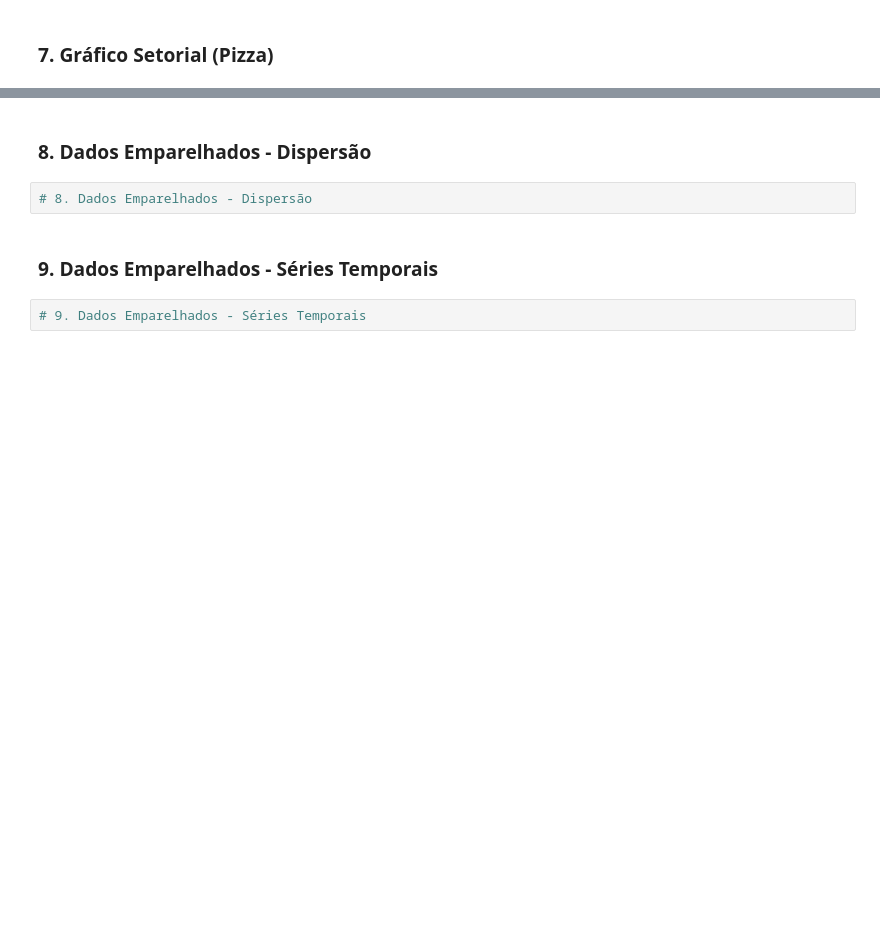
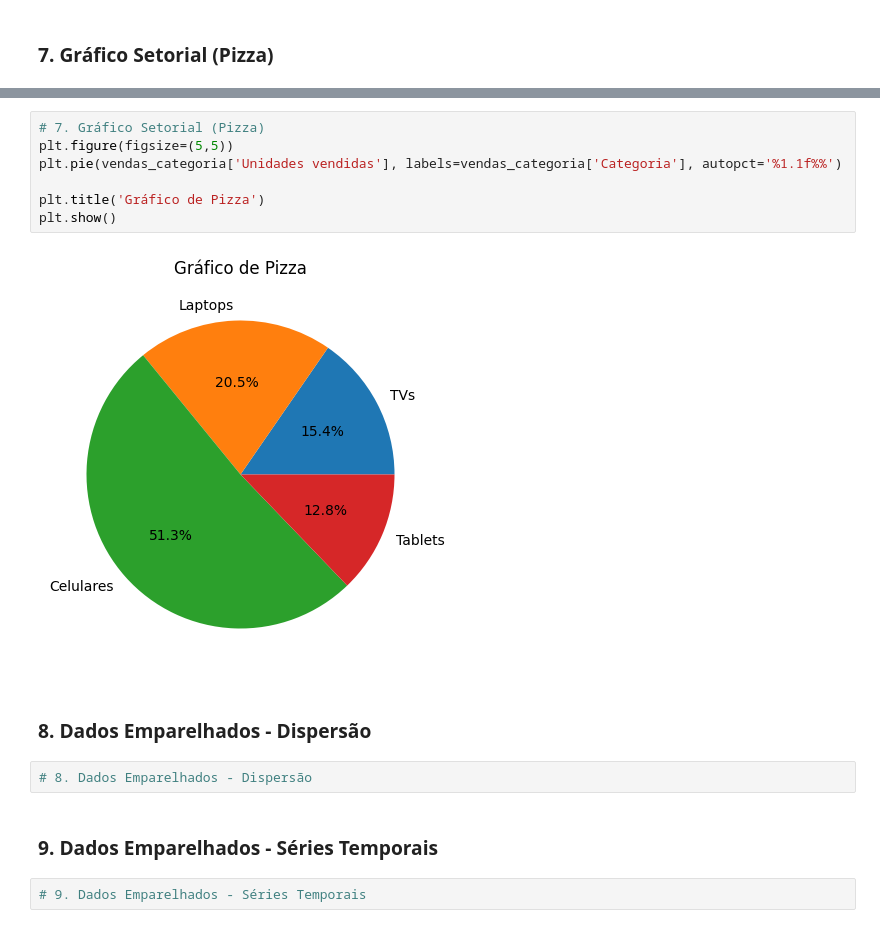
Before and after one commit to BrenoAugustoOG/IMT, a Jupyter notebook: 2-Semestre/estatistica/Lab 05 e 06 - Estatística Descritiva 4 - Visualização de Dados - Aluno.ipynb, the cells around one changed output, grey strips where cells are left out. Saved outputs shown, nothing was run; the diff lists cells and outputs as text; blank space fills up the shorter version.

```diff
--- a/2-Semestre/estatistica/Lab 05 e 06 - Estatística Descritiva 4 - Visualização de Dados - Aluno.ipynb
+++ b/2-Semestre/estatistica/Lab 05 e 06 - Estatística Descritiva 4 - Visualização de Dados - Aluno.ipynb
@@ -240,3 +259,12 @@ plt.show()
+# %%
+# 7. Gráfico Setorial (Pizza)
+plt.figure(figsize=(5,5))
+plt.pie(vendas_categoria['Unidades vendidas'], labels=vendas_categoria['Categoria'], autopct='%1.1f%%')
+
+plt.title('Gráfico de Pizza')
+plt.show()
+# %% [output]
+[figure, added]
 # %% [markdown]
 ### **8. Dados Emparelhados - Dispersão**
 # %%
```
Also changed, not shown: parts of 12 cells of this notebook.
